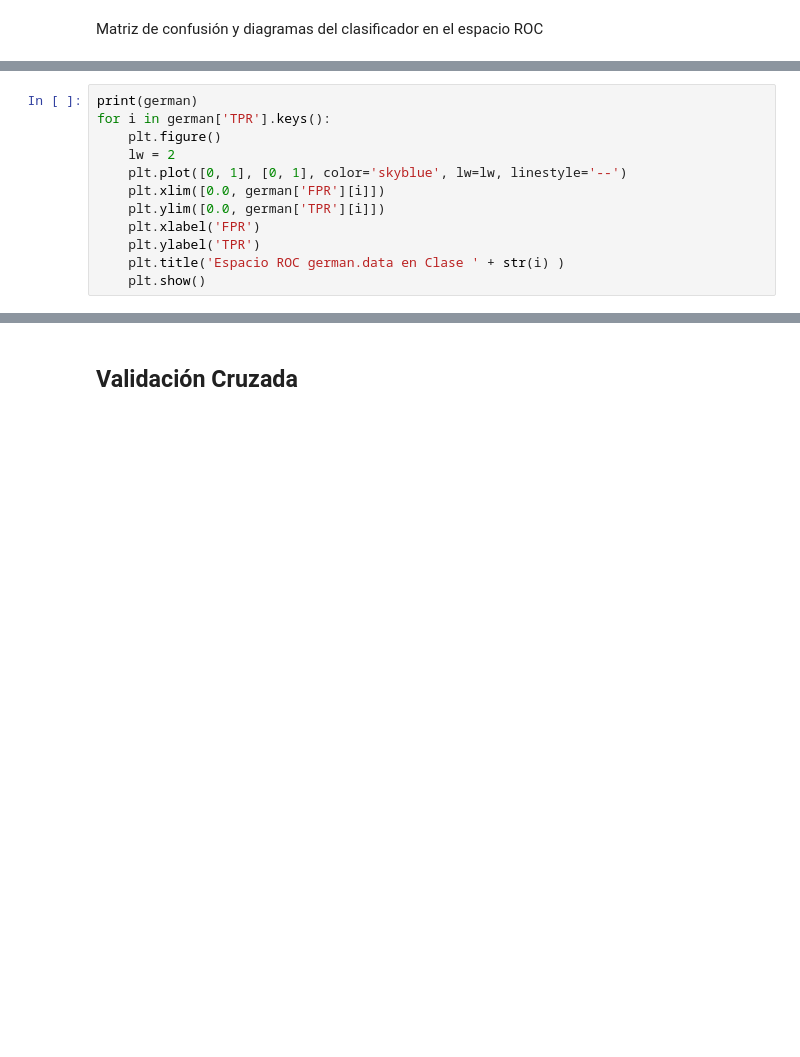
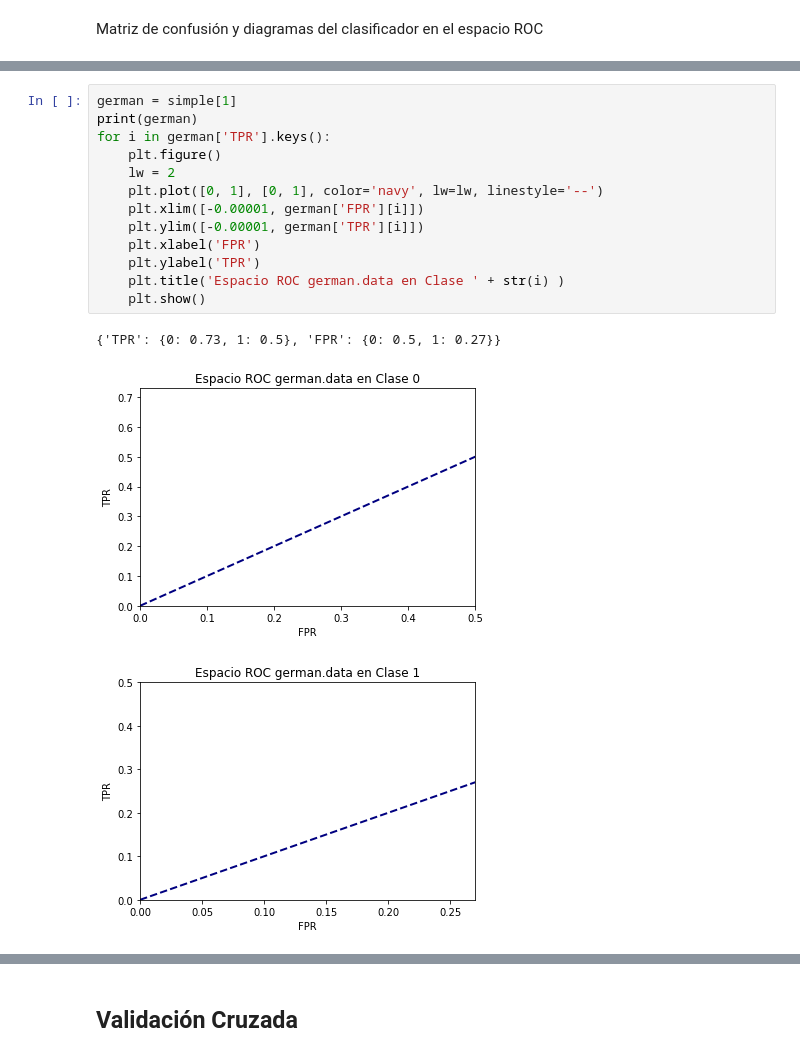
Before and after one commit to RGarciaf/FAA, a Jupyter notebook: FAAP1_1461_9/memoriaP1.ipynb, the cells around one changed output, grey strips where cells are left out. Saved outputs shown, nothing was run; the diff lists cells and outputs as text; blank space fills up the shorter version.

```diff
--- a/FAAP1_1461_9/memoriaP1.ipynb
+++ b/FAAP1_1461_9/memoriaP1.ipynb
@@ -471,13 +476,18 @@ NameError: name 'balloons' is not defined
 # %%
+german = simple[1]
 print(german)
 for i in german['TPR'].keys():
     plt.figure()
     lw = 2
-    plt.plot([0, 1], [0, 1], color='skyblue', lw=lw, linestyle='--')
-    plt.xlim([0.0, german['FPR'][i]])
-    plt.ylim([0.0, german['TPR'][i]])
+    plt.plot([0, 1], [0, 1], color='navy', lw=lw, linestyle='--')
+    plt.xlim([-0.00001, german['FPR'][i]])
+    plt.ylim([-0.00001, german['TPR'][i]])
     plt.xlabel('FPR')
     plt.ylabel('TPR')
     plt.title('Espacio ROC german.data en Clase ' + str(i) )
     plt.show()
+# %% [output]
+{'TPR': {0: 0.73, 1: 0.5}, 'FPR': {0: 0.5, 1: 0.27}}
+[figure, added]
+[figure, added]
 # %%
```
Also changed, not shown: parts of 26 cells of this notebook, 1 other file.
